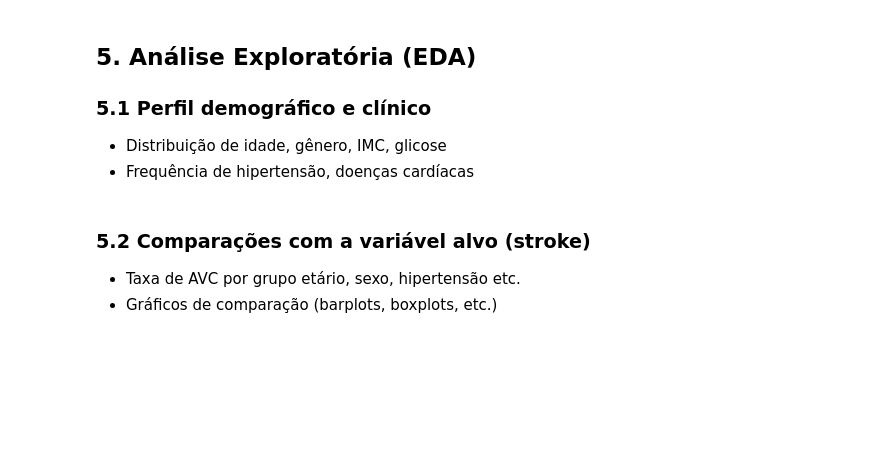
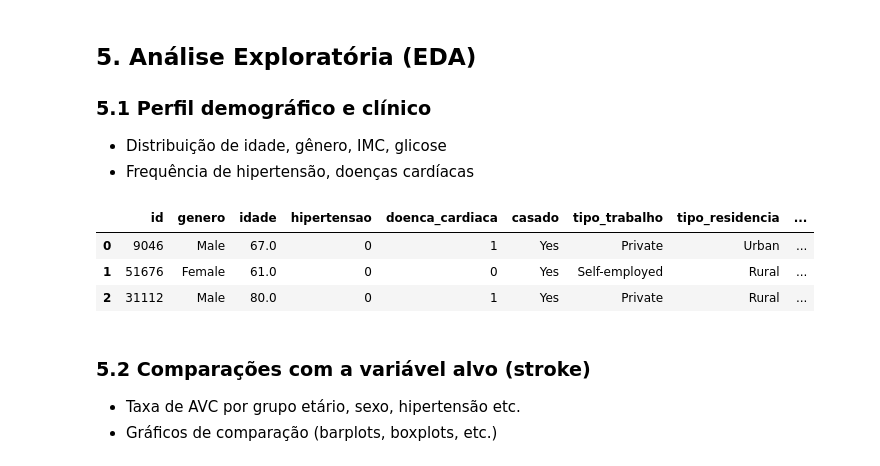
Before and after one commit to danoliveiraed/portfolio-projects, a Jupyter notebook: stroke-risk-analysis/notebooks/stroke_analysis.ipynb, the cells around one changed output. Drawn from its saved outputs; the diff is of its cells as text; code cells hidden in the pictures; blank space fills up the shorter version.

```diff
--- a/stroke-risk-analysis/notebooks/stroke_analysis.ipynb
+++ b/stroke-risk-analysis/notebooks/stroke_analysis.ipynb
@@ -122,3 +122,19 @@ dado.isnull().sum()
 | smoking_status | 0 |
 | stroke | 0 |
 dtype: int64
+# %%
+#renomeando colunas para nomes amigáveis
+dado = dado.rename(columns={
+    'gender': 'genero',
+    'age': 'idade',
+    'hypertension': 'hipertensao',
+    'heart_disease': 'doenca_cardiaca',
+    'ever_married': 'casado',
+    'work_type': 'tipo_trabalho',
+    'Residence_type': 'tipo_residencia',
+    'avg_glucose_level': 'glicose_media',
+    'bmi': 'imc',
+    'smoking_status': 'tabagismo',
+    'stroke': 'avc'
+})
+dado.head(1)
@@ -124,0 +144,10 @@ dtype: int64
+# %%
+#transformando colunas para categorias
+col_categoria = ['genero',
+    'casado',
+    'tipo_trabalho',
+    'tipo_residencia',
+    'tabagismo']
+
+dado[col_categoria] = dado[col_categoria].astype('category')
+dado.info()
@@ -127,6 +176,17 @@ dtype: int64
 ### 5.1 Perfil demográfico e clínico
 - Distribuição de idade, gênero, IMC, glicose
 - Frequência de hipertensão, doenças cardíacas
+# %%
+#segmentação por idade
+dado['faixa_etaria'] = pd.cut(dado['idade'],
+                              bins = [0,18,35,50,65,120],
+                              labels = ['0-18', '19-35', '36-50', '51-65', '65+'])
+dado.head(3)
+# %% [output]
+|  | id | genero | idade | hipertensao | doenca_cardiaca | casado | tipo_trabalho | tipo_residencia | ... |
+| 0 | 9046 | Male | 67.0 | 0 | 1 | Yes | Private | Urban | ... |
+| 1 | 51676 | Female | 61.0 | 0 | 0 | Yes | Self-employed | Rural | ... |
+| 2 | 31112 | Male | 80.0 | 0 | 1 | Yes | Private | Rural | ... |
 # %% [markdown]
 ### 5.2 Comparações com a variável alvo (stroke)
 - Taxa de AVC por grupo etário, sexo, hipertensão etc.
```
Also changed, not shown: parts of 2 cells of this notebook.
